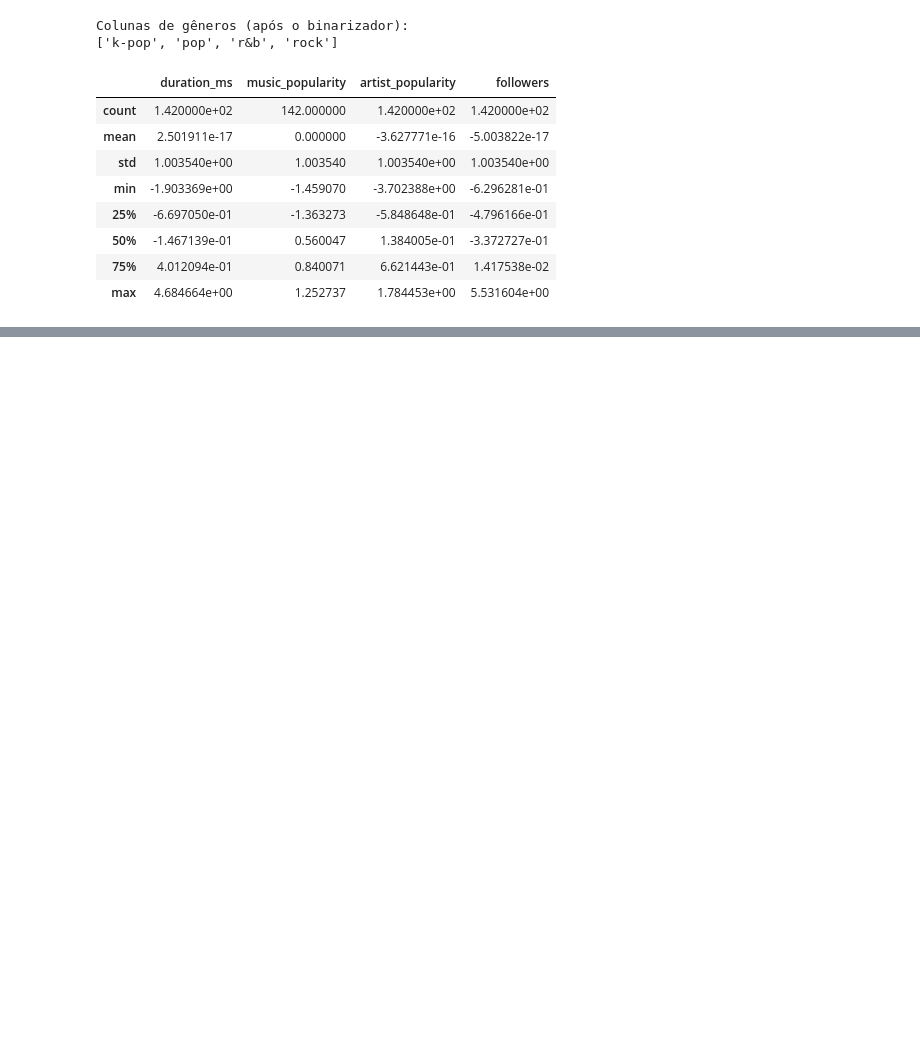
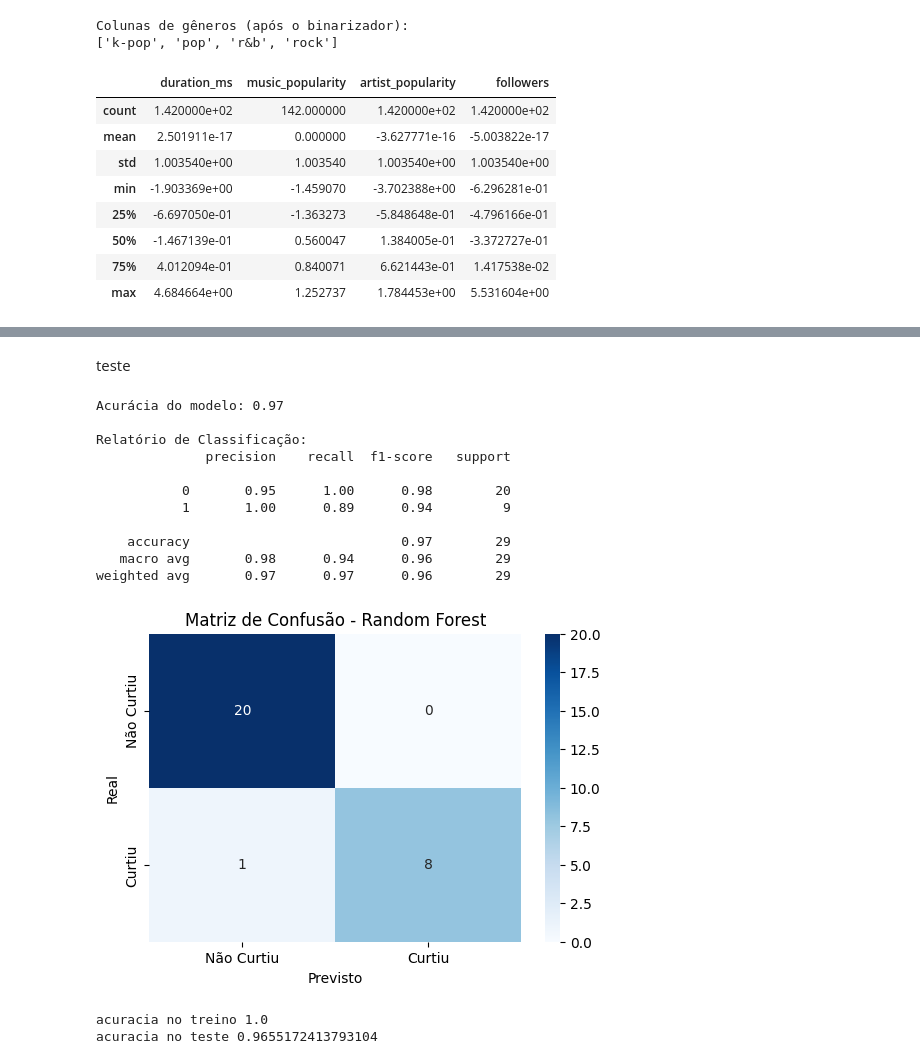
Before and after one commit to GiuBonacchi/Music, a Jupyter notebook: Cópia_de_Conheça_o_Colab.ipynb, the cells around one changed output, grey strips where cells are left out. Saved outputs shown, nothing was run; the diff lists cells and outputs as text; code cells hidden in the pictures; blank space fills up the shorter version.

```diff
--- a/Cópia_de_Conheça_o_Colab.ipynb
+++ b/Cópia_de_Conheça_o_Colab.ipynb
@@ -289,0 +355,48 @@ x.head()
+# %% [markdown]
+teste
+# %%
+from sklearn.metrics import accuracy_score, classification_report, confusion_matrix
+import seaborn as sns
+import matplotlib.pyplot as plt
+
+# Prever os valores do conjunto de teste
+y_pred = rf.predict(x_test)
+
+# Calcular e exibir a acurácia
+accuracy = accuracy_score(y_test, y_pred)
+print(f"Acurácia do modelo: {accuracy:.2f}")
+
+# Exibir o relatório de classificação
+print("\nRelatório de Classificação:")
+print(classification_report(y_test, y_pred))
+
+# Exibir a matriz de confusão graficamente
+cm = confusion_matrix(y_test, y_pred)
+
+plt.figure(figsize=(6, 4))
+sns.heatmap(cm, annot=True, fmt='d', cmap='Blues',
+            xticklabels=['Não Curtiu', 'Curtiu'],
+            yticklabels=['Não Curtiu', 'Curtiu'])
+plt.xlabel('Previsto')
+plt.ylabel('Real')
+plt.title('Matriz de Confusão - Random Forest')
+plt.show()
+# %% [output]
+Acurácia do modelo: 0.97
+
+Relatório de Classificação:
+              precision    recall  f1-score   support
+
+           0       0.95      1.00      0.98        20
+           1       1.00      0.89      0.94         9
+
+    accuracy                           0.97        29
+   macro avg       0.98      0.94      0.96        29
+weighted avg       0.97      0.97      0.96        29
+[figure, added]
+# %%
+print("acuracia no treino", rf.score(x_train, y_train))
+print("acuracia no teste", rf.score(x_test, y_test))
+# %% [output]
+acuracia no treino 1.0
+acuracia no teste 0.9655172413793104
```
Also changed, not shown: parts of 14 cells of this notebook.
